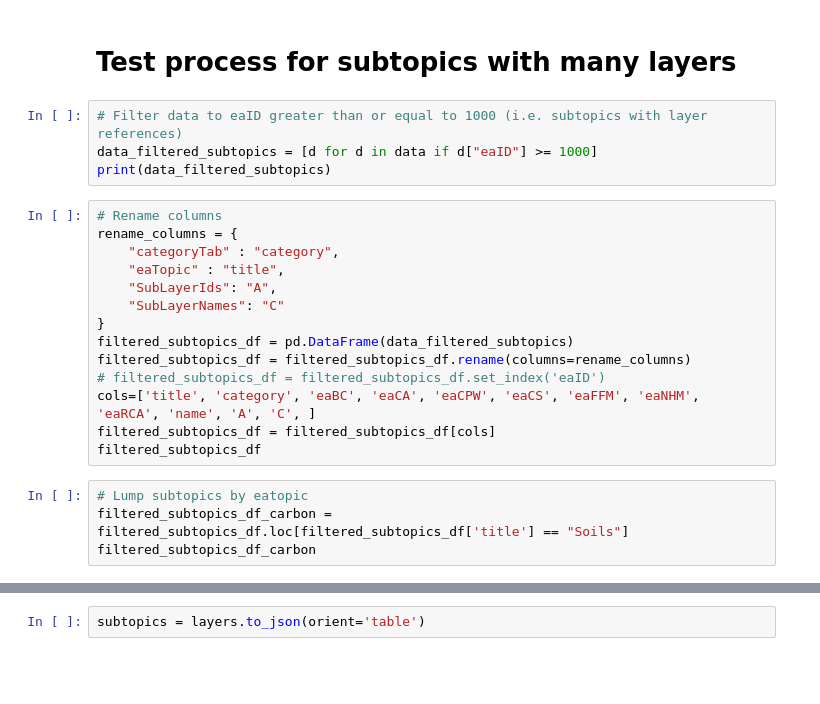
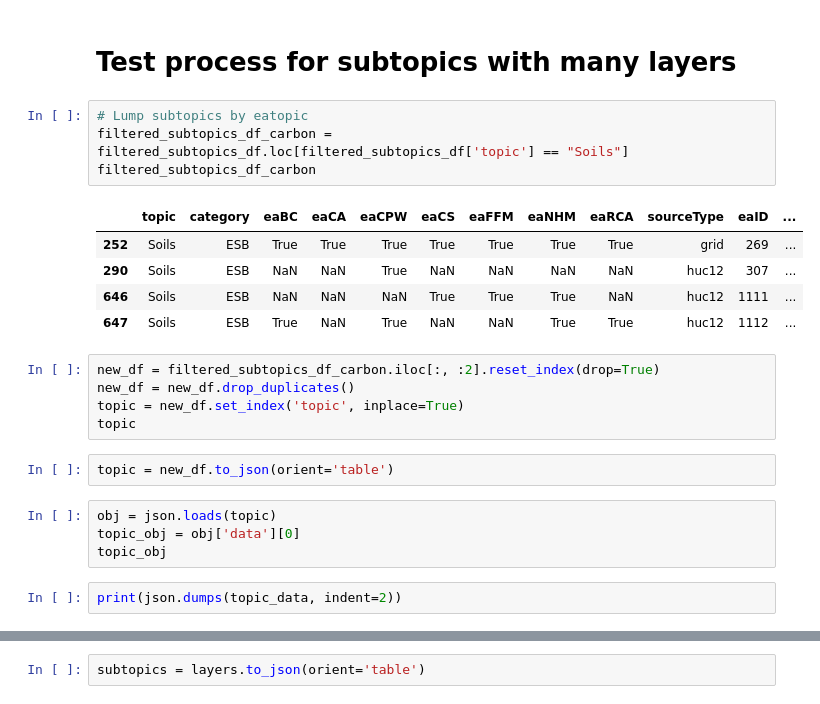
Before and after one commit to USEPA/EnviroAtlas_v4, a Jupyter notebook: client/scripts/EA_data_ETL_v4.ipynb, the cells around one changed output, grey strips where cells are left out. Saved outputs shown, nothing was run; the diff lists cells and outputs as text; blank space fills up the shorter version.

```diff
--- a/client/scripts/EA_data_ETL_v4.ipynb
+++ b/client/scripts/EA_data_ETL_v4.ipynb
@@ -1265,25 +1308,26 @@ for i in data:
 # %% [markdown]
 # Test process for subtopics with many layers
-# %%
-# Filter data to eaID greater than or equal to 1000 (i.e. subtopics with layer references)
-data_filtered_subtopics = [d for d in data if d["eaID"] >= 1000]
-print(data_filtered_subtopics)
-# %%
-# Rename columns
-rename_columns = {
-    "categoryTab" : "category",
-    "eaTopic" : "title",
-    "SubLayerIds": "A",
-    "SubLayerNames": "C"
-}
-filtered_subtopics_df = pd.DataFrame(data_filtered_subtopics)
-filtered_subtopics_df = filtered_subtopics_df.rename(columns=rename_columns)
-# filtered_subtopics_df = filtered_subtopics_df.set_index('eaID')
-cols=['title', 'category', 'eaBC', 'eaCA', 'eaCPW', 'eaCS', 'eaFFM', 'eaNHM', 'eaRCA', 'name', 'A', 'C', ]
-filtered_subtopics_df = filtered_subtopics_df[cols]
-filtered_subtopics_df
 # %%
 # Lump subtopics by eatopic
-filtered_subtopics_df_carbon = filtered_subtopics_df.loc[filtered_subtopics_df['title'] == "Soils"]
+filtered_subtopics_df_carbon = filtered_subtopics_df.loc[filtered_subtopics_df['topic'] == "Soils"]
 filtered_subtopics_df_carbon
+# %% [output]
+|  | topic | category | eaBC | eaCA | eaCPW | eaCS | eaFFM | eaNHM | eaRCA | sourceType | eaID | ... |
+| 252 | Soils | ESB | True | True | True | True | True | True | True | grid | 269 | ... |
+| 290 | Soils | ESB | NaN | NaN | True | NaN | NaN | NaN | NaN | huc12 | 307 | ... |
+| 646 | Soils | ESB | NaN | NaN | NaN | True | True | True | NaN | huc12 | 1111 | ... |
+| 647 | Soils | ESB | True | NaN | True | NaN | NaN | True | True | huc12 | 1112 | ... |
+# %%
+new_df = filtered_subtopics_df_carbon.iloc[:, :2].reset_index(drop=True)
+new_df = new_df.drop_duplicates()
+topic = new_df.set_index('topic', inplace=True)
+topic
+# %%
+topic = new_df.to_json(orient='table')
+# %%
+obj = json.loads(topic)
+topic_obj = obj['data'][0]
+topic_obj
+# %%
+print(json.dumps(topic_data, indent=2))
 # %%
```
Also changed, not shown: parts of 77 cells of this notebook, 2 other files.
